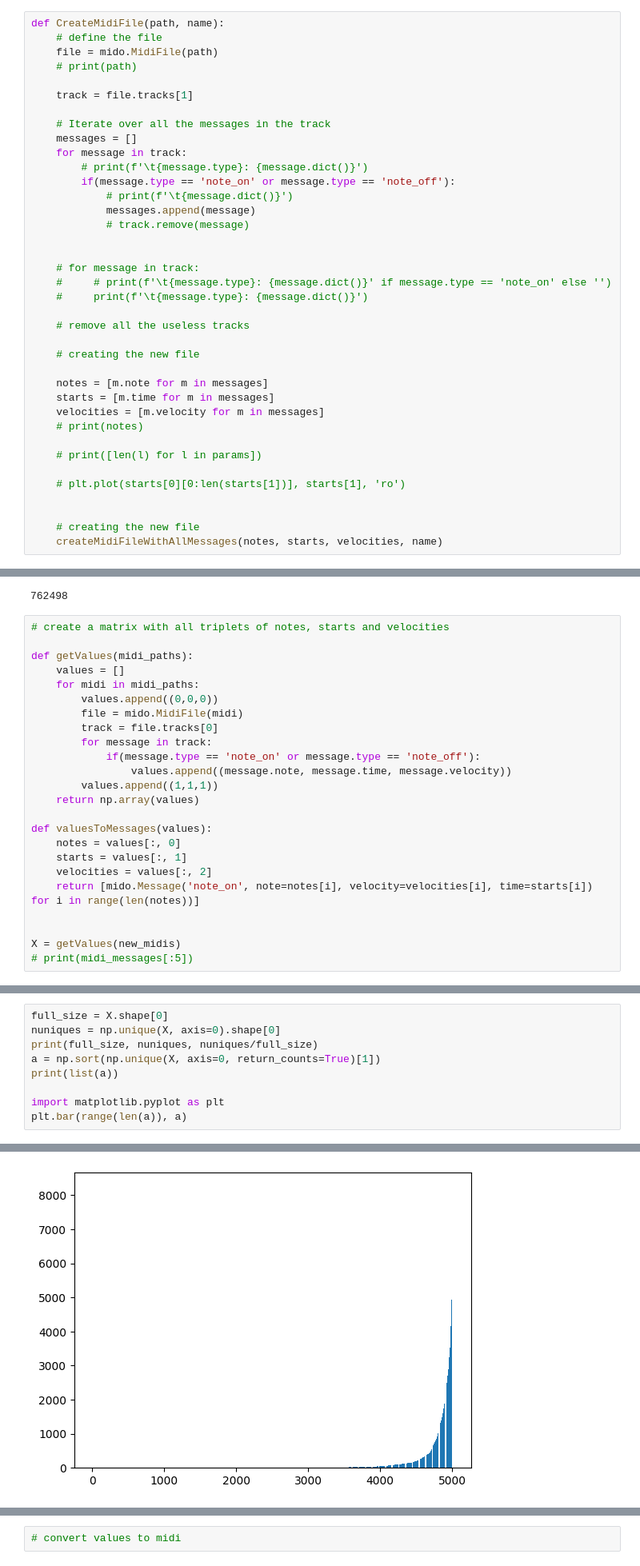
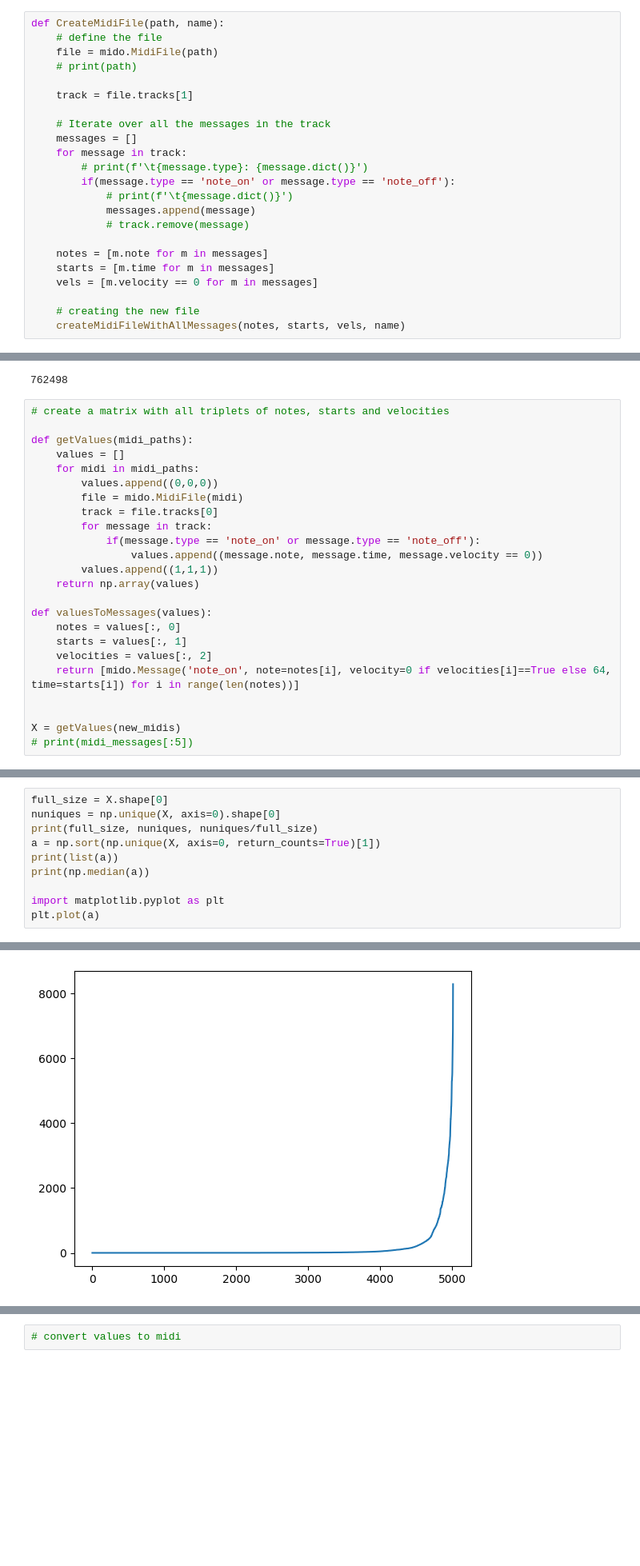
Before and after one commit to Nasotro/MidiGen, a Jupyter notebook: lets_create_music.ipynb, the cells around one changed output, grey strips where cells are left out. Shown at 80% size. Drawn from its saved outputs; the diff is of its cells as text; blank space fills up the shorter version.

```diff
--- a/lets_create_music.ipynb
+++ b/lets_create_music.ipynb
@@ -128,27 +147,12 @@ def CreateMidiFile(path, name):
             messages.append(message)
             # track.remove(message)
 
-
-    # for message in track:
-    #     # print(f'\t{message.type}: {message.dict()}' if message.type == 'note_on' else '')
-    #     print(f'\t{message.type}: {message.dict()}')
-
-    # remove all the useless tracks
+    notes = [m.note for m in messages]
+    starts = [m.time for m in messages]
+    vels = [m.velocity == 0 for m in messages]
 
     # creating the new file
-
-    notes = [m.note for m in messages]
-    starts = [m.time for m in messages]
-    velocities = [m.velocity for m in messages]
-    # print(notes)
-
-    # print([len(l) for l in params])
-
-    # plt.plot(starts[0][0:len(starts[1])], starts[1], 'ro')
-
-
-    # creating the new file
-    createMidiFileWithAllMessages(notes, starts, velocities, name)
+    createMidiFileWithAllMessages(notes, starts, vels, name)
 # %%
 CreateMidiFile('data/albeniz/alb_esp3.mid', "camarchepas.mid")
 True
@@ -212,7 +216,7 @@ def getValues(midi_paths):
         track = file.tracks[0]
         for message in track:
             if(message.type == 'note_on' or message.type == 'note_off'):
-                values.append((message.note, message.time, message.velocity))
+                values.append((message.note, message.time, message.velocity == 0))
         values.append((1,1,1))
     return np.array(values)
 
@@ -220,7 +224,7 @@ def valuesToMessages(values):
     notes = values[:, 0]
     starts = values[:, 1]
     velocities = values[:, 2]
-    return [mido.Message('note_on', note=notes[i], velocity=velocities[i], time=starts[i]) for i in range(len(notes))]
+    return [mido.Message('note_on', note=notes[i], velocity=0 if velocities[i]==True else 64, time=starts[i]) for i in range(len(notes))]
 
 
 X = getValues(new_midis)
@@ -286,7 +290,8 @@ nuniques = np.unique(X, axis=0).shape[0]
 print(full_size, nuniques, nuniques/full_size)
 a = np.sort(np.unique(X, axis=0, return_counts=True)[1])
 print(list(a))
+print(np.median(a))
 
 import matplotlib.pyplot as plt
-plt.bar(range(len(a)), a)
+plt.plot(a)
 # %% [output]
@@ -296,4 +302,4 @@ plt.bar(range(len(a)), a)
-[figure, old version]
+[figure, new version]
 # %%
 number_unique = a
 
```
Also changed, not shown: parts of 9 cells of this notebook, 2 other files.
